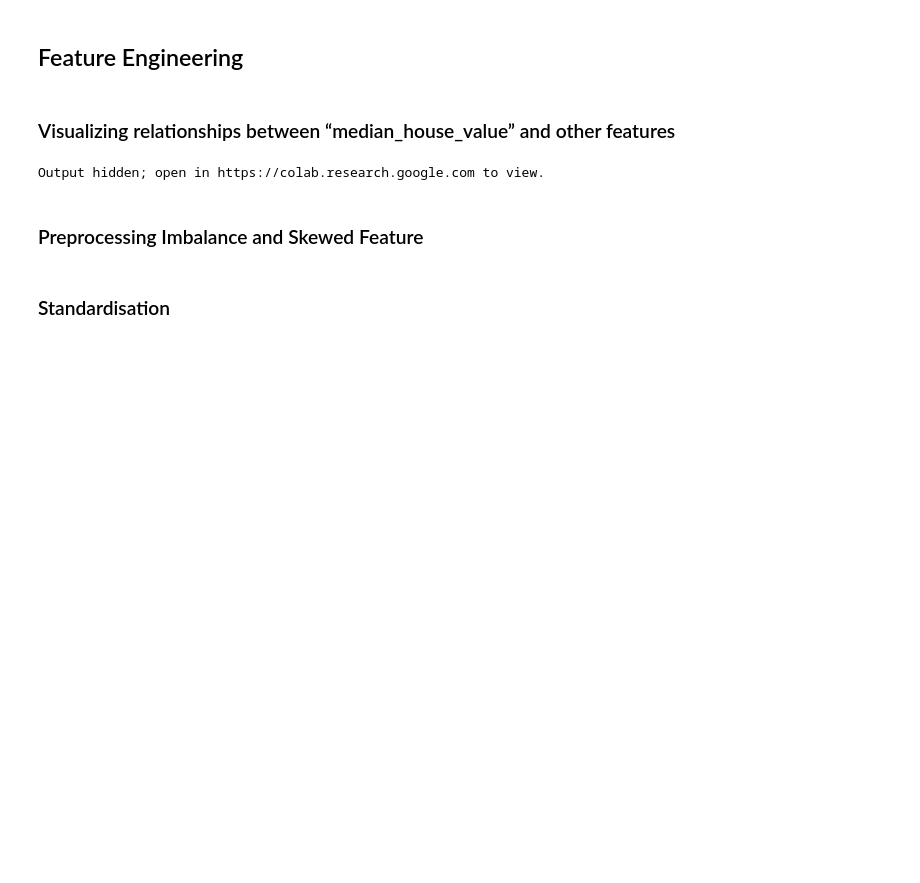
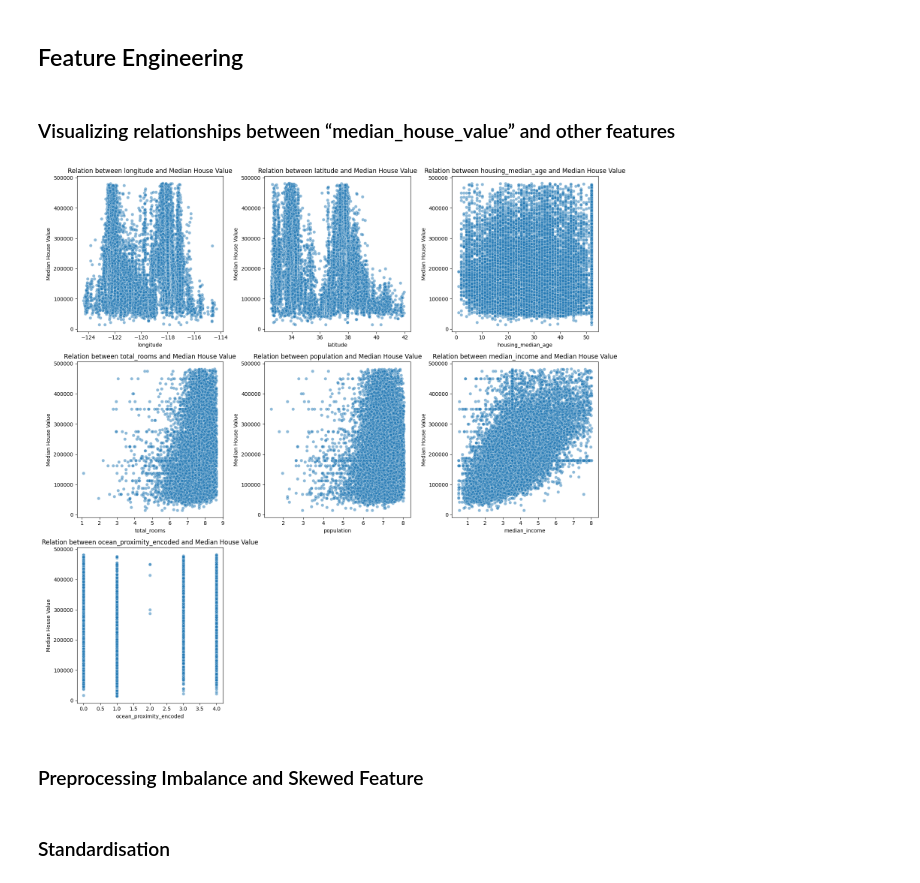
Before and after one commit to XZHU1216/California-House-Price-Prediction, a Jupyter notebook: California Housing Prices.ipynb, the cells around one changed output. Saved outputs shown, nothing was run; the diff lists cells and outputs as text; code cells hidden in the pictures; blank space fills up the shorter version.

```diff
--- a/California Housing Prices.ipynb
+++ b/California Housing Prices.ipynb
@@ -293,26 +274,25 @@ df.head()
 # %% [markdown]
 ### Visualizing relationships between “median_house_value” and other features
 # %%
-features=df.drop(columns=['median_house_value', 'ocean_proximity'])
-for feature in features:
-    plt.figure(figsize=(8, 6))
+# Prepare the features and grid layout
+features = df.drop(columns=['median_house_value', 'ocean_proximity']).columns
+n_cols = 3  # 3 columns in the grid
+n_rows = math.ceil(len(features) / n_cols)  # Calculate rows needed for the grid
 
-    if df[feature].dtype in ['float64', 'int64']:  # Numerical feature
-        sns.scatterplot(x=df[feature], y=df['median_house_value'], alpha=0.5)
-        plt.title(f"Relation between {feature} and median_house_value")
-        plt.xlabel(feature)
-        plt.ylabel("Median House Value")
-    else:  # Categorical feature
-        sns.boxplot(x=df[feature], y=df['median_house_value'])
-        plt.title(f"Median House Value by {feature}")
-        plt.xlabel(feature)
-        plt.ylabel("Median House Value")
-        plt.xticks(rotation=45)
+plt.figure(figsize=(15, 5 * n_rows))
 
-    plt.tight_layout()
-    plt.show()
+# Create subplots
+for i, feature in enumerate(features):
+    plt.subplot(n_rows, n_cols, i + 1)
+    sns.scatterplot(x=df[feature], y=df['median_house_value'], alpha=0.5)
+    plt.title(f"Relation between {feature} and Median House Value")
+    plt.xlabel(feature)
+    plt.ylabel("Median House Value")
+
+plt.tight_layout()
+plt.show()
 # %% [output]
-Output hidden; open in https://colab.research.google.com to view.
+[figure, added]
 # %% [markdown]
 ### Preprocessing Imbalance and Skewed Feature
 # %%
```
Also changed, not shown: parts of 1 cell of this notebook.
